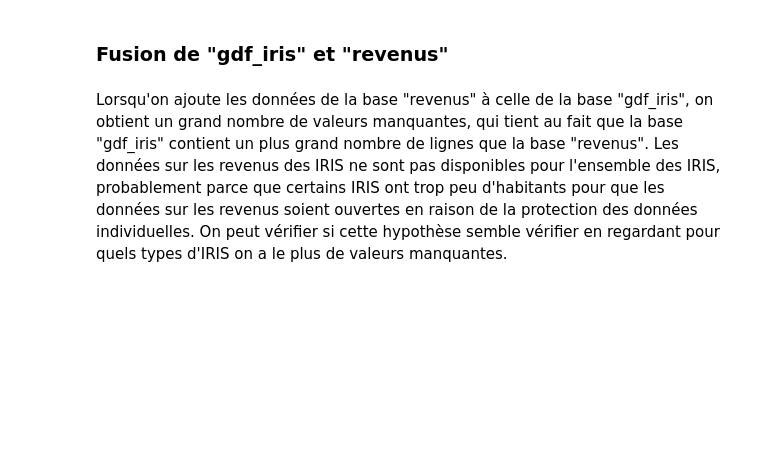
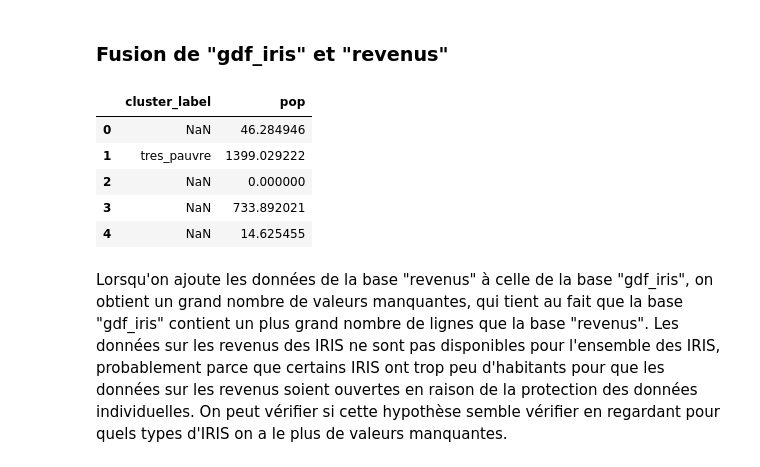
Before and after one commit to margaux-heam/projet_python, a Jupyter notebook: code.ipynb, the cells around one changed output. Cells and saved outputs as stored; diff of their text form; code cells hidden in the pictures; blank space fills up the shorter version.

```diff
--- a/code.ipynb
+++ b/code.ipynb
@@ -269,3 +173,12 @@ gdf_iris.shape
+# %%
+iris[["cluster_label", "pop"]].head()
+# %% [output]
+|  | cluster_label | pop |
+| 0 | NaN | 46.284946 |
+| 1 | tres_pauvre | 1399.029222 |
+| 2 | NaN | 0.000000 |
+| 3 | NaN | 733.892021 |
+| 4 | NaN | 14.625455 |
 # %% [markdown]
 Lorsqu'on ajoute les données de la base "revenus" à celle de la base "gdf_iris", on obtient un grand nombre de valeurs manquantes, qui tient au fait que la base "gdf_iris" contient un plus grand nombre de lignes que la base "revenus". Les données sur les revenus des IRIS ne sont pas disponibles pour l'ensemble des IRIS, probablement parce que certains IRIS ont trop peu d'habitants pour que les données sur les revenus soient ouvertes en raison de la protection des données individuelles. On peut vérifier si cette hypothèse semble vérifier en regardant pour quels types d'IRIS on a le plus de valeurs manquantes.
 # %%
```
Also changed, not shown: parts of 38 cells of this notebook, 2 other files.
